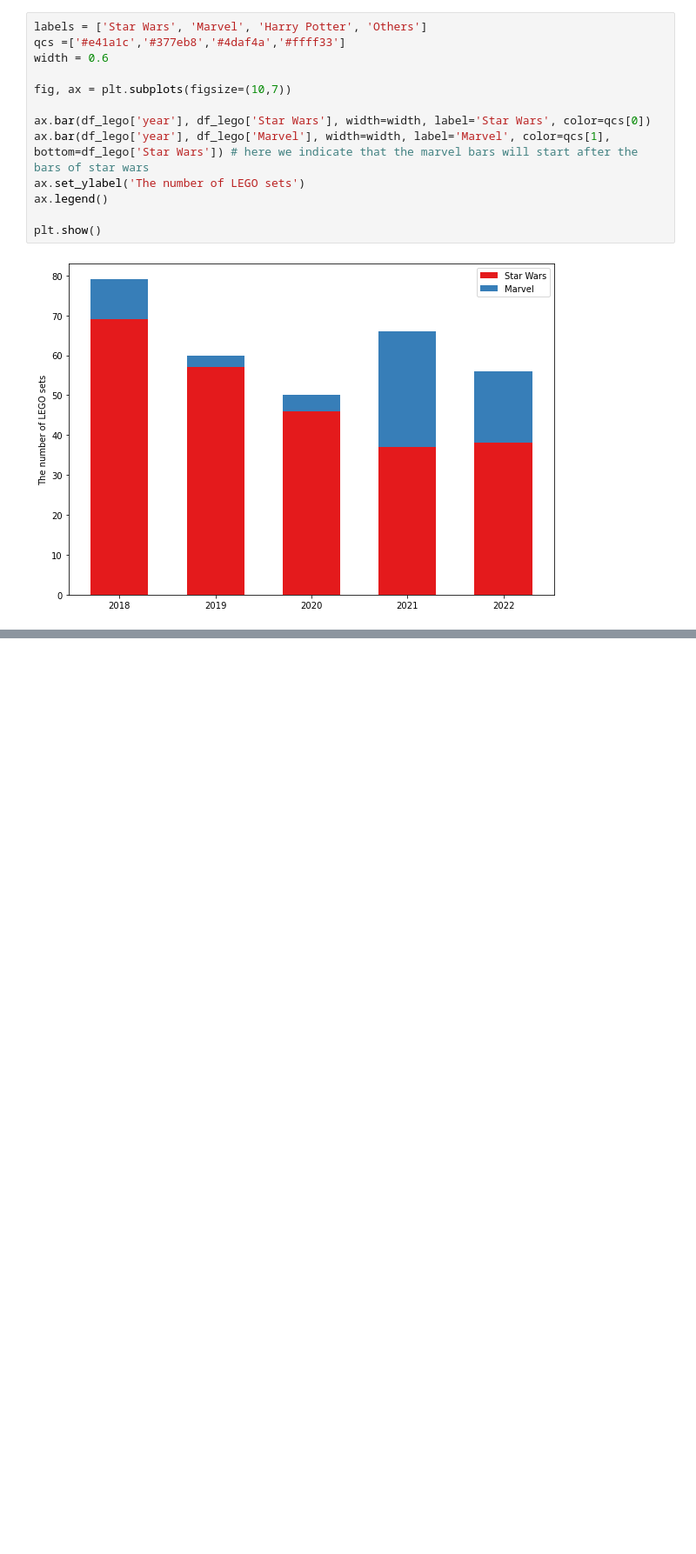
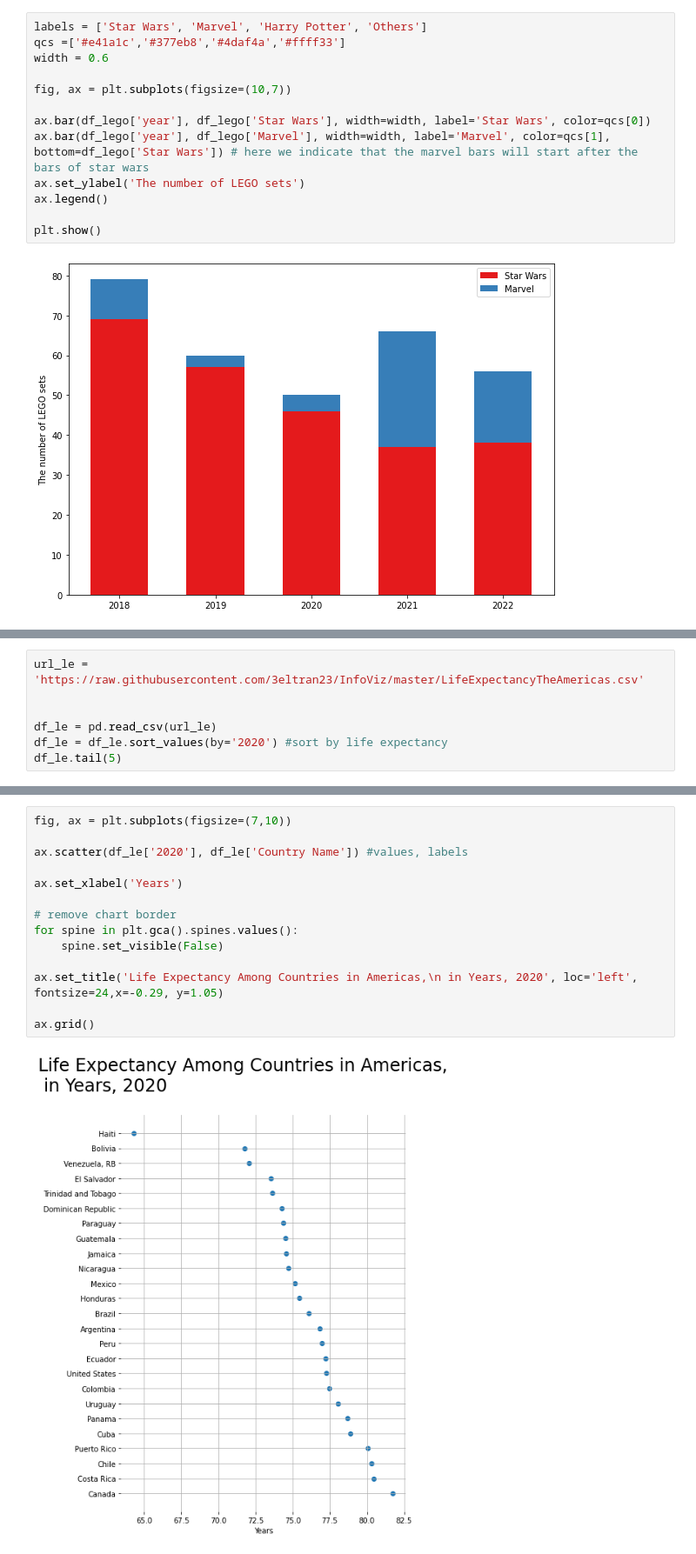
Before and after one commit to 3eltran23/InfoViz, a Jupyter notebook: Week2_INFO143.ipynb, the cells around one changed output, grey strips where cells are left out. Shown: that part at 87% size. Cells and saved outputs as stored; diff of their text form; blank space fills up the shorter version.

```diff
--- a/Week2_INFO143.ipynb
+++ b/Week2_INFO143.ipynb
@@ -683,0 +692,7 @@ plt.show()
+# %%
+url_le = 'https://raw.githubusercontent.com/3eltran23/InfoViz/master/LifeExpectancyTheAmericas.csv'
+
+
+df_le = pd.read_csv(url_le)
+df_le = df_le.sort_values(by='2020') #sort by life expectancy
+df_le.tail(5)
@@ -683,0 +721,16 @@ plt.show()
+# %%
+fig, ax = plt.subplots(figsize=(7,10))
+
+ax.scatter(df_le['2020'], df_le['Country Name']) #values, labels
+
+ax.set_xlabel('Years')
+
+# remove chart border
+for spine in plt.gca().spines.values():
+    spine.set_visible(False)
+
+ax.set_title('Life Expectancy Among Countries in Americas,\n in Years, 2020', loc='left', fontsize=24,x=-0.29, y=1.05)
+
+ax.grid()
+# %% [output]
+[figure, added]
```
Also changed, not shown: parts of 8 cells of this notebook.
